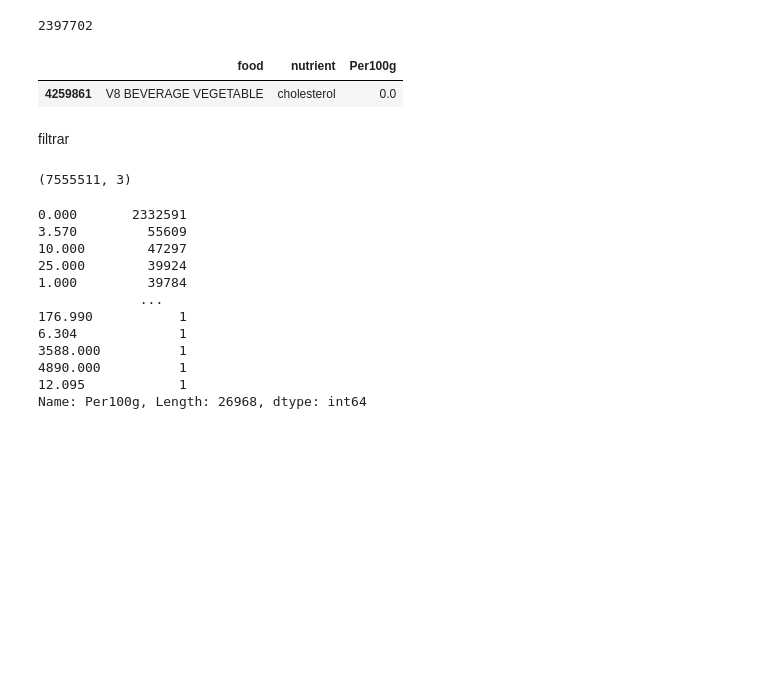
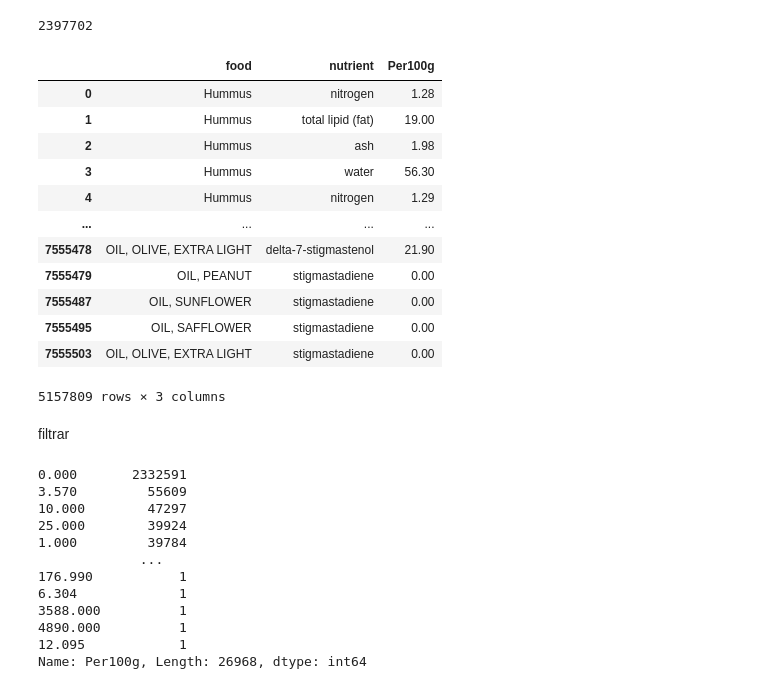
Before and after one commit to imalanz/PipeLine_proy2, a Jupyter notebook: analysis.ipynb, the cells around one changed output. Cells and saved outputs as stored; diff of their text form; code cells hidden in the pictures; blank space fills up the shorter version.

```diff
--- a/analysis.ipynb
+++ b/analysis.ipynb
@@ -149,16 +151,22 @@ usda.duplicated().sum()
 2397702
 # %%
 usda.drop_duplicates(keep='first')
-usda.sample()
 # %% [output]
 |  | food | nutrient | Per100g |
-| 4259861 | V8 BEVERAGE VEGETABLE | cholesterol | 0.0 |
+| 0 | Hummus | nitrogen | 1.28 |
+| 1 | Hummus | total lipid (fat) | 19.00 |
+| 2 | Hummus | ash | 1.98 |
+| 3 | Hummus | water | 56.30 |
+| 4 | Hummus | nitrogen | 1.29 |
+| ... | ... | ... | ... |
+| 7555478 | OIL, OLIVE, EXTRA LIGHT | delta-7-stigmastenol | 21.90 |
+| 7555479 | OIL, PEANUT | stigmastadiene | 0.00 |
+| 7555487 | OIL, SUNFLOWER | stigmastadiene | 0.00 |
+| 7555495 | OIL, SAFFLOWER | stigmastadiene | 0.00 |
+| 7555503 | OIL, OLIVE, EXTRA LIGHT | stigmastadiene | 0.00 |
+5157809 rows × 3 columns
 # %% [markdown]
 filtrar
-# %%
-usda.shape
-# %% [output]
-(7555511, 3)
 # %%
 usda.Per100g.value_counts()
 # %% [output]
```
Also changed, not shown: parts of 34 cells of this notebook.
